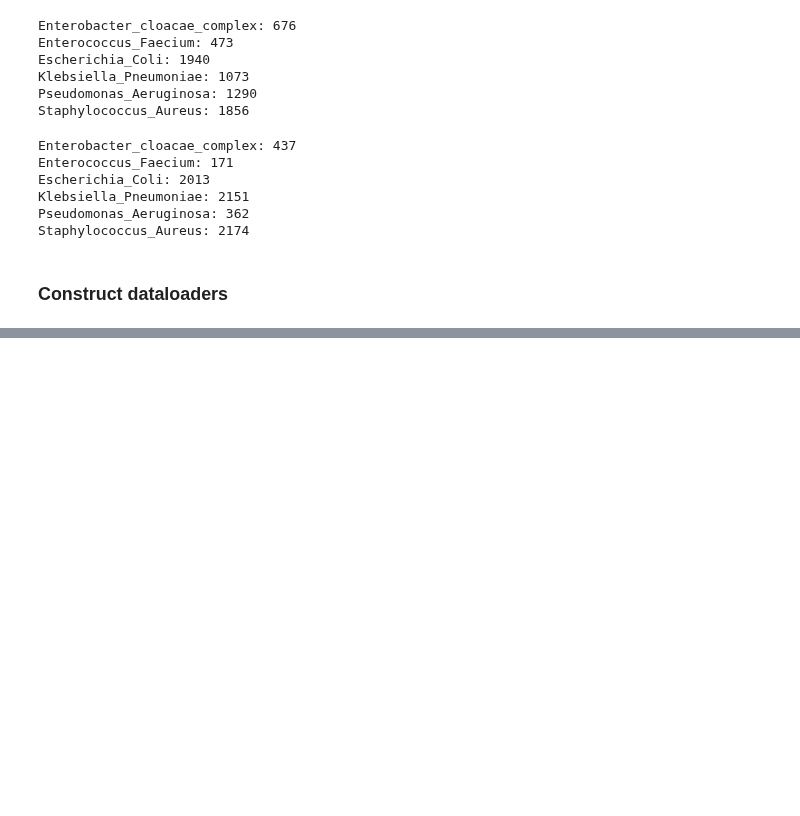
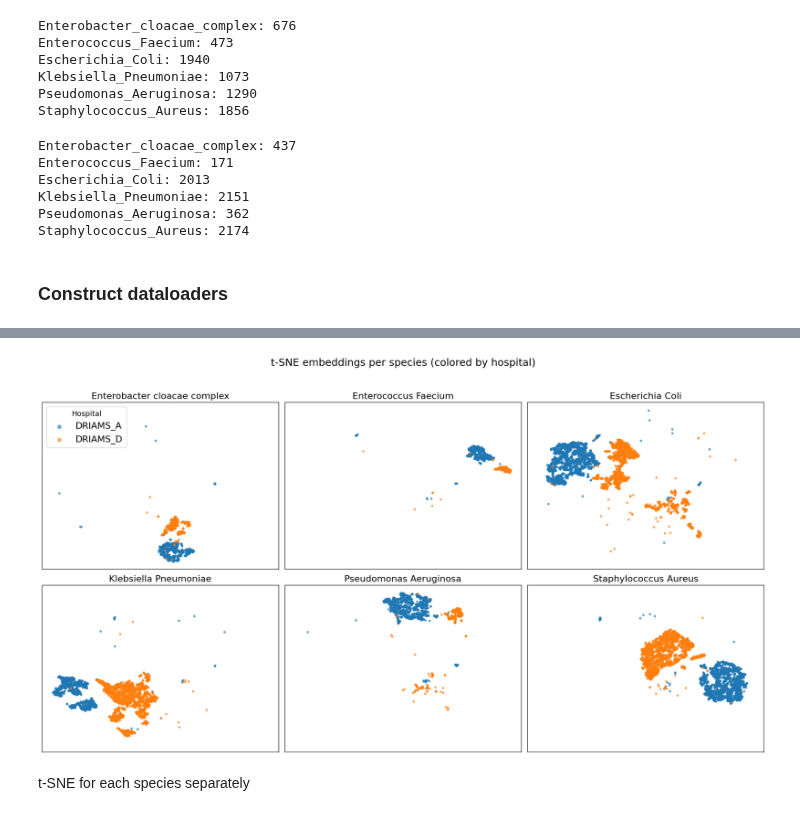
Before and after one commit to alexgaarciia/MALDIAlign, a Jupyter notebook: 02_models/multivae_model.ipynb, the cells around one changed output, grey strips where cells are left out. Cells and saved outputs as stored; diff of their text form; code cells hidden in the pictures; blank space fills up the shorter version.

```diff
--- a/02_models/multivae_model.ipynb
+++ b/02_models/multivae_model.ipynb
@@ -206,0 +358,6 @@ class MultiVAE_Extended(MultiVAE):
+# %%
+plot_tsne_global(tsne_df, per_species=True)
+# %% [output]
+[figure, added]
+# %% [markdown]
+t-SNE for each species separately
```
Also changed, not shown: parts of 30 cells of this notebook, 1 other file.
